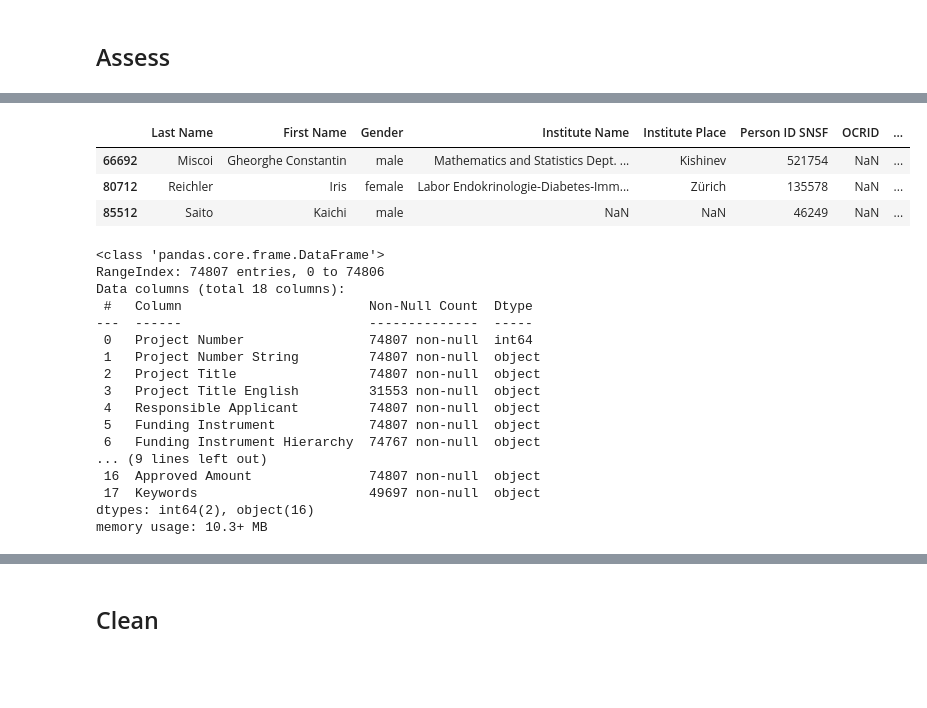
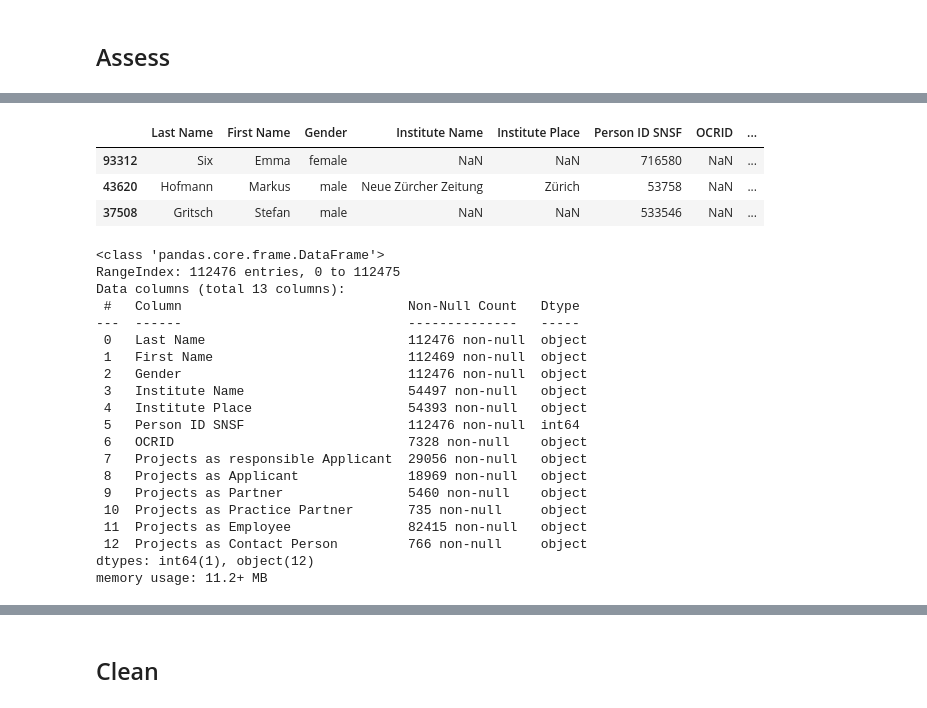
Before and after one commit to zambujo/p3data, a Jupyter notebook: notebooks/cleaning.ipynb, the cells around one changed output, grey strips where cells are left out. Cells and saved outputs as stored; diff of their text form; code cells hidden in the pictures; blank space fills up the shorter version.

```diff
--- a/notebooks/cleaning.ipynb
+++ b/notebooks/cleaning.ipynb
@@ -11,8 +11,8 @@ RAW_DATA_FOLDER = '../rawdata'
 DATA_FOLDER = '../data/'
 # %%
 # file_names = os.listdir(RAW_DATA_FOLDER) # file_names[0], file_names[1]
-grants = pd.read_csv(os.path.join(RAW_DATA_FOLDER, 'P3_GrantExport.csv'), sep=';')
-people = pd.read_csv(os.path.join(RAW_DATA_FOLDER, 'P3_PersonExport.csv'), sep=';')
+project = pd.read_csv(os.path.join(RAW_DATA_FOLDER, 'P3_GrantExport.csv'), sep=';')
+person = pd.read_csv(os.path.join(RAW_DATA_FOLDER, 'P3_PersonExport.csv'), sep=';')
 # %% [markdown]
 ## Assess
 # %%
@@ -25,27 +45,30 @@ grants.sample(3)
 # %%
-people.sample(3)
+person.sample(3)
 # %% [output]
 |  | Last Name | First Name | Gender | Institute Name | Institute Place | Person ID SNSF | OCRID | ... |
-| 66692 | Miscoi | Gheorghe Constantin | male | Mathematics and Statistics Dept. ... | Kishinev | 521754 | NaN | ... |
-| 80712 | Reichler | Iris | female | Labor Endokrinologie-Diabetes-Imm... | Zürich | 135578 | NaN | ... |
-| 85512 | Saito | Kaichi | male | NaN | NaN | 46249 | NaN | ... |
+| 93312 | Six | Emma | female | NaN | NaN | 716580 | NaN | ... |
+| 43620 | Hofmann | Markus | male | Neue Zürcher Zeitung | Zürich | 53758 | NaN | ... |
+| 37508 | Gritsch | Stefan | male | NaN | NaN | 533546 | NaN | ... |
 # %%
-grants.info()
+person.info()
 # %% [output]
 <class 'pandas.core.frame.DataFrame'>
-RangeIndex: 74807 entries, 0 to 74806
-Data columns (total 18 columns):
- #   Column                        Non-Null Count  Dtype
----  ------                        --------------  -----
- 0   Project Number                74807 non-null  int64
- 1   Project Number String         74807 non-null  object
- 2   Project Title                 74807 non-null  object
- 3   Project Title English         31553 non-null  object
- 4   Responsible Applicant         74807 non-null  object
- 5   Funding Instrument            74807 non-null  object
- 6   Funding Instrument Hierarchy  74767 non-null  object
-... (9 lines left out)
- 16  Approved Amount               74807 non-null  object
- 17  Keywords                      49697 non-null  object
-dtypes: int64(2), object(16)
-memory usage: 10.3+ MB
+RangeIndex: 112476 entries, 0 to 112475
+Data columns (total 13 columns):
+ #   Column                             Non-Null Count   Dtype
+---  ------                             --------------   -----
+ 0   Last Name                          112476 non-null  object
+ 1   First Name                         112469 non-null  object
+ 2   Gender                             112476 non-null  object
+ 3   Institute Name                     54497 non-null   object
+ 4   Institute Place                    54393 non-null   object
+ 5   Person ID SNSF                     112476 non-null  int64
+ 6   OCRID                              7328 non-null    object
+ 7   Projects as responsible Applicant  29056 non-null   object
+ 8   Projects as Applicant              18969 non-null   object
+ 9   Projects as Partner                5460 non-null    object
+ 10  Projects as Practice Partner       735 non-null     object
+ 11  Projects as Employee               82415 non-null   object
+ 12  Projects as Contact Person         766 non-null     object
+dtypes: int64(1), object(12)
+memory usage: 11.2+ MB
```
Also changed, not shown: parts of 19 cells of this notebook, 7 other files.
